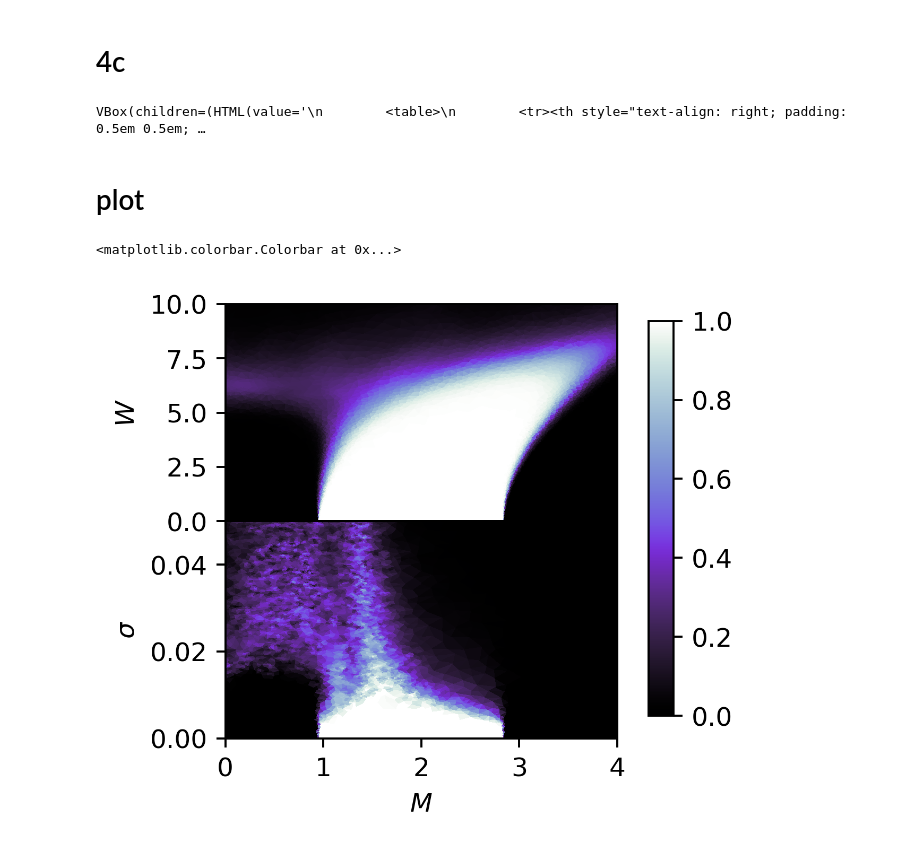
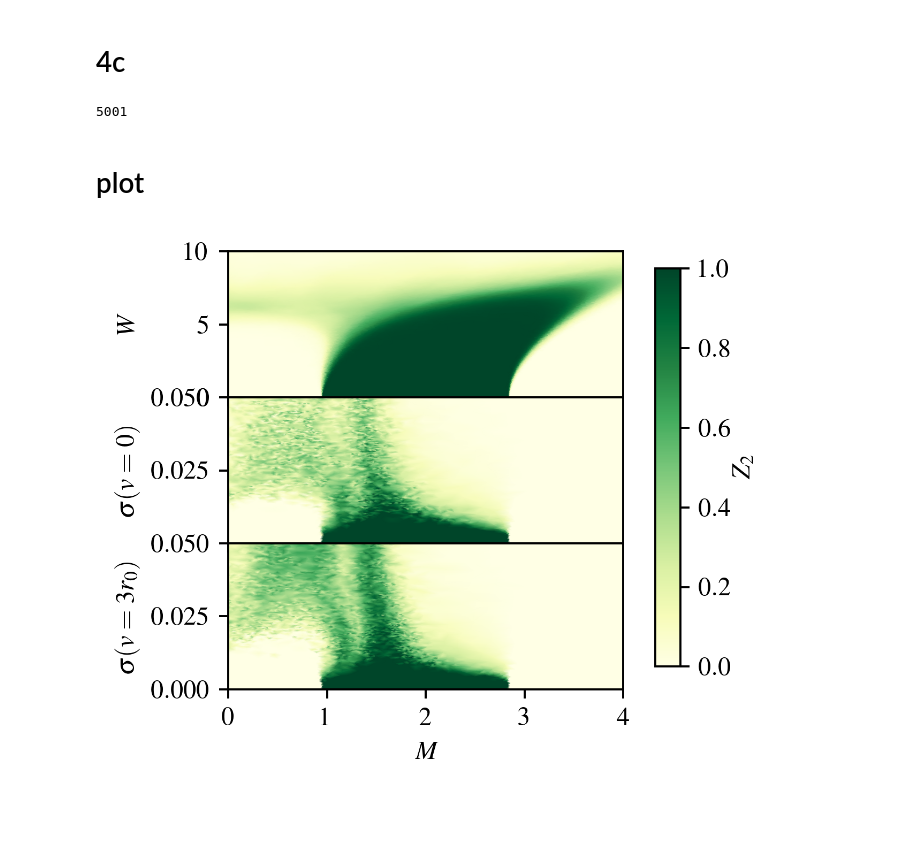
Before and after one commit to lauragoms/TAI-localizer, a Jupyter notebook: fig_3_3D_cluster.ipynb, the cells around one changed output. Drawn from its saved outputs; the diff is of its cells as text; code cells hidden in the pictures; blank space fills up the shorter version.

```diff
--- a/fig_3_3D_cluster.ipynb
+++ b/fig_3_3D_cluster.ipynb
@@ -17,9 +17,9 @@ adaptive.notebook_extension()
 matplotlib.rcParams.update(
     {
         "font.size": 10,
-        "text.usetex": False,
-        # "font.family": "serif",
-        # "font.serif": ["Times"],
+        "text.usetex": True,
+        "font.family": "serif",
+        "font.serif": ["Times"],
     }
 )
 aps_figwidth = 6.6
@@ -184,7 +187,7 @@ print(learner_sigma.npoints)
 # %%
 # plot params
 MJ_bounds = (0, 4)
-sigma_bounds = (0, 2 / system_size)
+sigma_bounds = (0, .05 / system_size)
 
 def goal(l):
     # return l.loss() < 0.05  # continue until loss is small enough
@@ -216,29 +219,21 @@ learner_repulsion = adaptive.Learner2D(
     ],
 )
 
-# learner_repulsion.load("data_fig4b.pkl")
+learner_repulsion.load("data_fig4c.pkl")
 
-# print(learner_repulsion.npoints)
-
-runner_repulsion = adaptive.Runner(
-    learner_repulsion,
-    goal=goal,
-    ntasks=n_task,
-)
-
-runner_repulsion.live_info()
+print(learner_repulsion.npoints)
 # %% [output]
-VBox(children=(HTML(value='\n        <table>\n        <tr><th style="text-align: right; padding: 0.5em 0.5em; …
+5001
 # %% [markdown]
 # plot
 # %%
-specs = np.array([learner_dis.data[k] for k in learner_dis.data.keys()])
-positions = np.array([k for k in learner_dis.data.keys()])
+colormap = "YlGn"
+
 fig, ax = plt.subplots(
-    2, 1, figsize=(aps_halfwidth, 0.9 * aps_halfwidth), dpi=350, sharex=True
+    3, 1, figsize=(aps_halfwidth, 0.9 * aps_halfwidth), dpi=350, sharex=True
 )
 plt.subplots_adjust(hspace=0)
-import cmasher as csh
+
 ######## 4a #########
 
 specs = np.array([learner_dis.data[k] for k in learner_dis.data.keys()])
@@ -257,51 +252,79 @@ p1 = ax[0].tripcolor(
     positions[:, 1],
     triangle.triangles,
     specs,
-    # shading="gouraud",
-    cmap=csh.amethyst,
+    shading="gouraud",
+    cmap=colormap,
     clim=(0, 1),
+    rasterized=True,
 )
 ax[0].set_xlim(MJ_bounds)
 ax[0].set_ylim(disorder_bounds)
-ax[0].set_ylabel(r"$W$")
-
+ax[0].set_ylabel(r"$W$", labelpad=17)
+# ax[0].set_xticks([0, 1, 2, 3, 4])
+# ax[0].set_xticklabels(['', '', '', '', ''])
 
 
 
 ########## 4b #########
 
 specs = np.array([learner_sigma.data[k] for k in learner_sigma.data.keys()])
 positions = np.array([k for k in learner_sigma.data.keys()])
 specs = 0.5 * (1 - specs)
 
 
 triangle = matplotlib.tri.Triangulation(
     positions[:, 0] / max(positions[:, 0]),
     positions[:, 1] / max(positions[:, 1]),
 )
 
 p2 = ax[1].tripcolor(
     positions[:, 0],
     positions[:, 1] * system_size,
     triangle.triangles,
     specs,
-    # shading="gouraud",
-    cmap=csh.amethyst,
+    shading="gouraud",
+    cmap=colormap,
     clim=(0, 1),
+    rasterized=True,
 )
 ax[1].set_xlim(MJ_bounds)
 ax[1].set_ylim(np.array(sigma_bounds) * system_size)
-# ax[1].set_yticks([0, 0.05, 0.1, 0.15])
-ax[1].set_xlabel(r"$M$")
-ax[1].set_ylabel(r"$\sigma$")
+ax[1].set_ylabel(r"$\sigma (v = 0)$")
+ax[1].set_yticks([0.025, 0.050])
+
+####### 4c #########
+specs = np.array([learner_repulsion.data[k] for k in learner_repulsion.data.keys()])
+positions = np.array([k for k in learner_repulsion.data.keys()])
+specs = 0.5 * (1 - specs)
+triangle = matplotlib.tri.Triangulation(
+    positions[:, 0] / max(positions[:, 0]),
+    positions[:, 1] / max(positions[:, 1]),
+)
+p3 = ax[2].tripcolor(
+    positions[:, 0],
+    positions[:, 1] * system_size,
+    triangle.triangles,
+    specs,
+    shading="gouraud",
+    cmap=colormap,
+    clim=(0, 1),
+    rasterized=True,
+)
+ax[2].set_yticks([0, 0.025, 0.050])
+ax[2].set_xlim(MJ_bounds)
+ax[2].set_ylim(np.array(sigma_bounds) * system_size)
+ax[2].set_xlabel(r"$M$")
+ax[2].set_ylabel(r"$\sigma (v = 3 r_0)$")
+
 
 
 
 
 ########### colorbar ###########
 fig.subplots_adjust(right=0.75)
 cbar_ax = fig.add_axes([0.8, 0.15, 0.04, 0.7])
 fig.colorbar(p1, cax=cbar_ax)
+cbar_ax.set_ylabel(r"$Z_2$", labelpad=0)
+cbar_ax.set_rasterized(True)
 # %% [output]
-<matplotlib.colorbar.Colorbar at 0x...>
-[figure, old version]
+[figure, new version]
```
Also changed, not shown: parts of 3 cells of this notebook, 2 other files.
